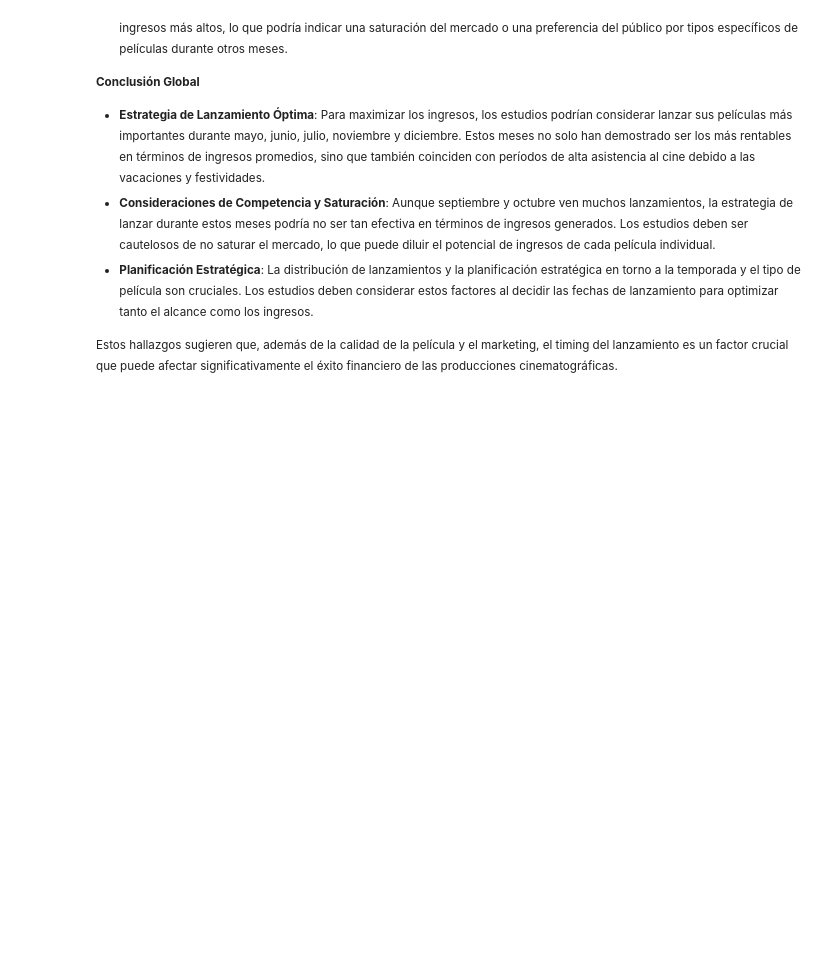
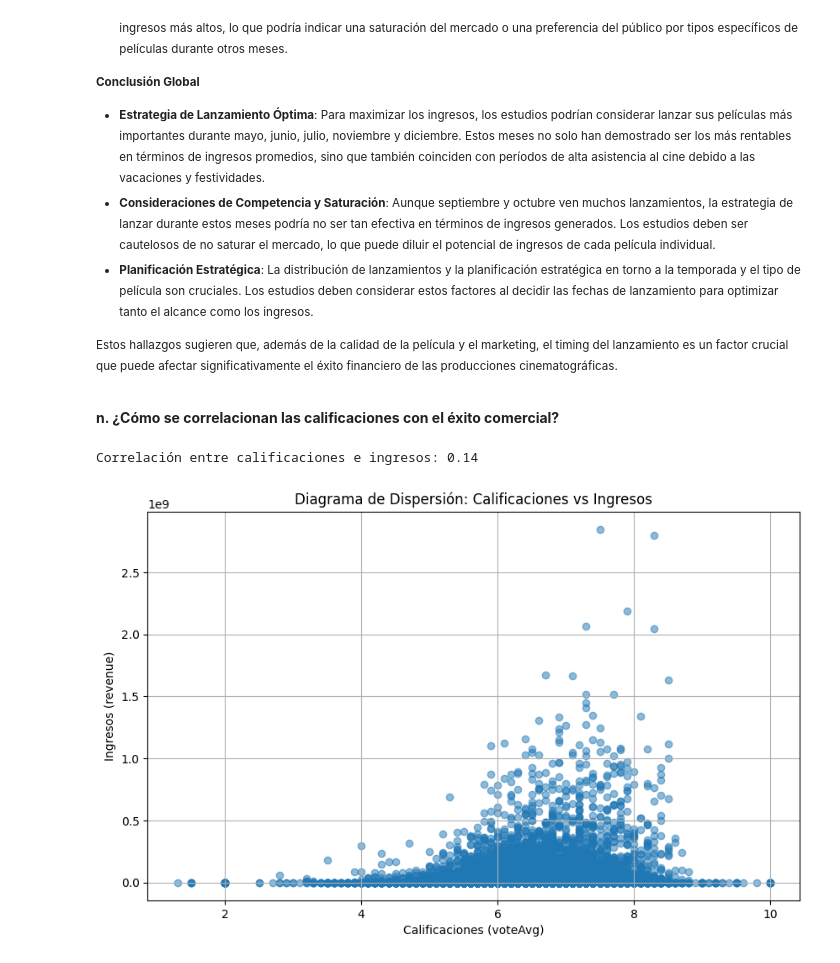
Before and after one commit to XavierLopez25/HT1-MD, a Jupyter notebook: EjerciciosAnalisisExploratorio.ipynb, the cells around one changed output. Cells and saved outputs as stored; diff of their text form; code cells hidden in the pictures; blank space fills up the shorter version.

```diff
--- a/EjerciciosAnalisisExploratorio.ipynb
+++ b/EjerciciosAnalisisExploratorio.ipynb
@@ -710,3 +710,23 @@ Name: count, dtype: int64
 - **Planificación Estratégica**: La distribución de lanzamientos y la planificación estratégica en torno a la temporada y el tipo de película son cruciales. Los estudios deben considerar estos factores al decidir las fechas de lanzamiento para optimizar tanto el alcance como los ingresos.
 
  Estos hallazgos sugieren que, además de la calidad de la película y el marketing, el timing del lanzamiento es un factor crucial que puede afectar significativamente el éxito financiero de las producciones cinematográficas. </small>
+# %% [markdown]
+**n. ¿Cómo se correlacionan las calificaciones con el éxito comercial?**
+# %%
+df = pd.read_csv('movies.csv', encoding='ISO-8859-1')
+
+# Calcular la correlación entre las calificaciones y los ingresos
+correlation_voteAvg_revenue = df['voteAvg'].corr(df['revenue'])
+print(f"Correlación entre calificaciones e ingresos: {correlation_voteAvg_revenue:.2f}")
+
+# Crear un diagrama de dispersión para visualizar la relación entre calificaciones e ingresos
+plt.figure(figsize=(10, 6))
+plt.scatter(df['voteAvg'], df['revenue'], alpha=0.5)
+plt.title('Diagrama de Dispersión: Calificaciones vs Ingresos')
+plt.xlabel('Calificaciones (voteAvg)')
+plt.ylabel('Ingresos (revenue)')
+plt.grid(True)
+plt.show()
+# %% [output]
+Correlación entre calificaciones e ingresos: 0.14
+[figure, added]
```
Also changed, not shown: parts of 1 cell of this notebook.
